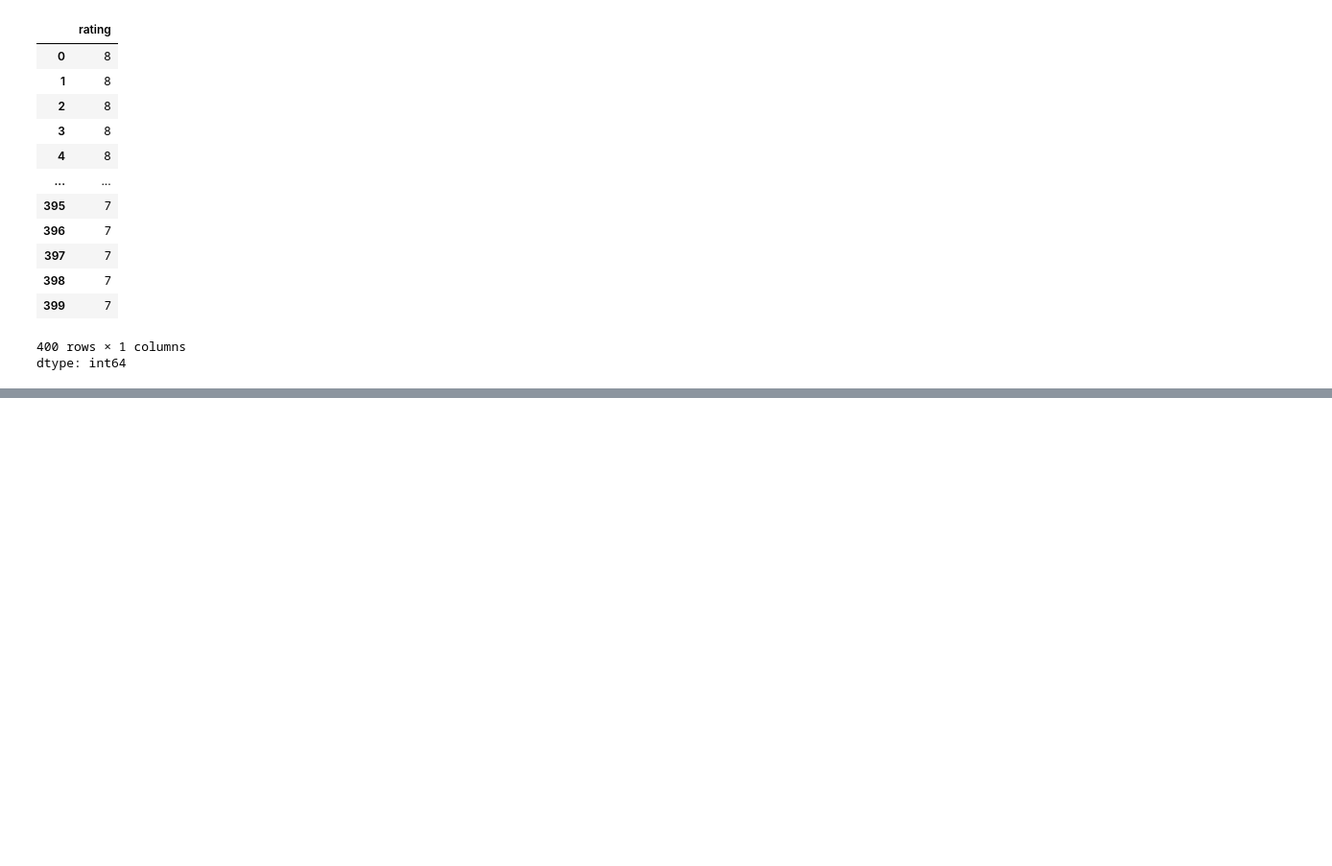
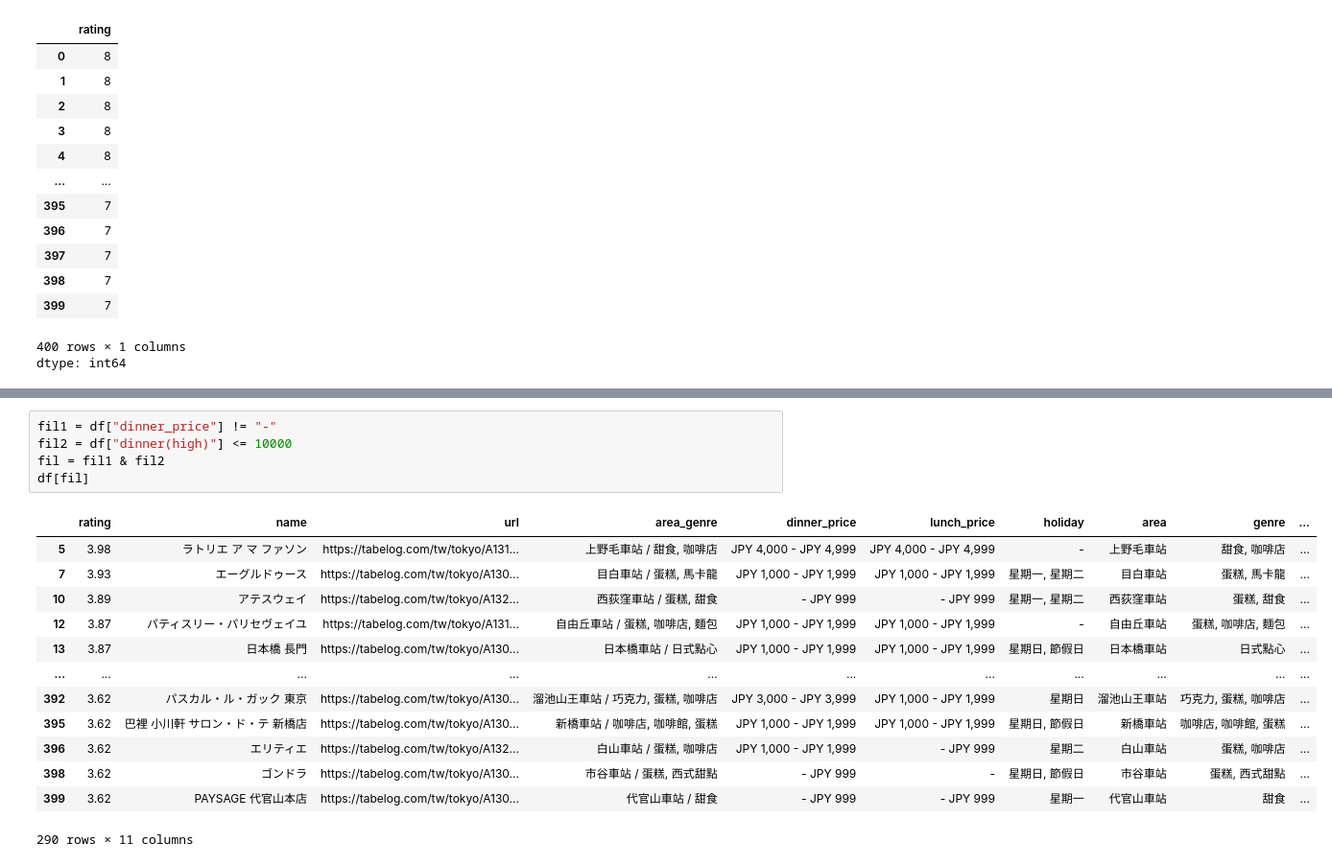
Before and after one commit to Elwing-Chou/tibame20251203, a Jupyter notebook: tibame20251229.ipynb, the cells around one changed output, grey strips where cells are left out. Shown at 96% size. Cells and saved outputs as stored; diff of their text form; blank space fills up the shorter version.

```diff
--- a/tibame20251229.ipynb
+++ b/tibame20251229.ipynb
@@ -136,0 +123,19 @@ dtype: object
+# %%
+fil1 = df["dinner_price"] != "-"
+fil2 = df["dinner(high)"] <= 10000
+fil = fil1 & fil2
+df[fil]
+# %% [output]
+|  | rating | name | url | area_genre | dinner_price | lunch_price | holiday | area | genre | ... |
+| 5 | 3.98 | ラトリエ ア マ ファソン | https://tabelog.com/tw/tokyo/A131... | 上野毛車站 / 甜食, 咖啡店 | JPY 4,000 - JPY 4,999 | JPY 4,000 - JPY 4,999 | - | 上野毛車站 | 甜食, 咖啡店 | ... |
+| 7 | 3.93 | エーグルドゥース | https://tabelog.com/tw/tokyo/A130... | 目白車站 / 蛋糕, 馬卡龍 | JPY 1,000 - JPY 1,999 | JPY 1,000 - JPY 1,999 | 星期一, 星期二 | 目白車站 | 蛋糕, 馬卡龍 | ... |
+| 10 | 3.89 | アテスウェイ | https://tabelog.com/tw/tokyo/A132... | 西荻窪車站 / 蛋糕, 甜食 | - JPY 999 | - JPY 999 | 星期一, 星期二 | 西荻窪車站 | 蛋糕, 甜食 | ... |
+| 12 | 3.87 | パティスリー・パリセヴェイユ | https://tabelog.com/tw/tokyo/A131... | 自由丘車站 / 蛋糕, 咖啡店, 麵包 | JPY 1,000 - JPY 1,999 | JPY 1,000 - JPY 1,999 | - | 自由丘車站 | 蛋糕, 咖啡店, 麵包 | ... |
+| 13 | 3.87 | 日本橋 長門 | https://tabelog.com/tw/tokyo/A130... | 日本橋車站 / 日式點心 | JPY 1,000 - JPY 1,999 | JPY 1,000 - JPY 1,999 | 星期日, 節假日 | 日本橋車站 | 日式點心 | ... |
+| ... | ... | ... | ... | ... | ... | ... | ... | ... | ... | ... |
+| 392 | 3.62 | パスカル・ル・ガック 東京 | https://tabelog.com/tw/tokyo/A130... | 溜池山王車站 / 巧克力, 蛋糕, 咖啡店 | JPY 3,000 - JPY 3,999 | JPY 1,000 - JPY 1,999 | 星期日 | 溜池山王車站 | 巧克力, 蛋糕, 咖啡店 | ... |
+| 395 | 3.62 | 巴裡 小川軒 サロン・ド・テ 新橋店 | https://tabelog.com/tw/tokyo/A130... | 新橋車站 / 咖啡店, 咖啡館, 蛋糕 | JPY 1,000 - JPY 1,999 | JPY 1,000 - JPY 1,999 | 星期日, 節假日 | 新橋車站 | 咖啡店, 咖啡館, 蛋糕 | ... |
+| 396 | 3.62 | エリティエ | https://tabelog.com/tw/tokyo/A132... | 白山車站 / 蛋糕, 咖啡店 | JPY 1,000 - JPY 1,999 | - JPY 999 | 星期二 | 白山車站 | 蛋糕, 咖啡店 | ... |
+| 398 | 3.62 | ゴンドラ | https://tabelog.com/tw/tokyo/A130... | 市谷車站 / 蛋糕, 西式甜點 | - JPY 999 | - | 星期日, 節假日 | 市谷車站 | 蛋糕, 西式甜點 | ... |
+| 399 | 3.62 | PAYSAGE 代官山本店 | https://tabelog.com/tw/tokyo/A130... | 代官山車站 / 甜食 | - JPY 999 | - JPY 999 | 星期一 | 代官山車站 | 甜食 | ... |
+290 rows × 11 columns
```
Also changed, not shown: parts of 5 cells of this notebook.
